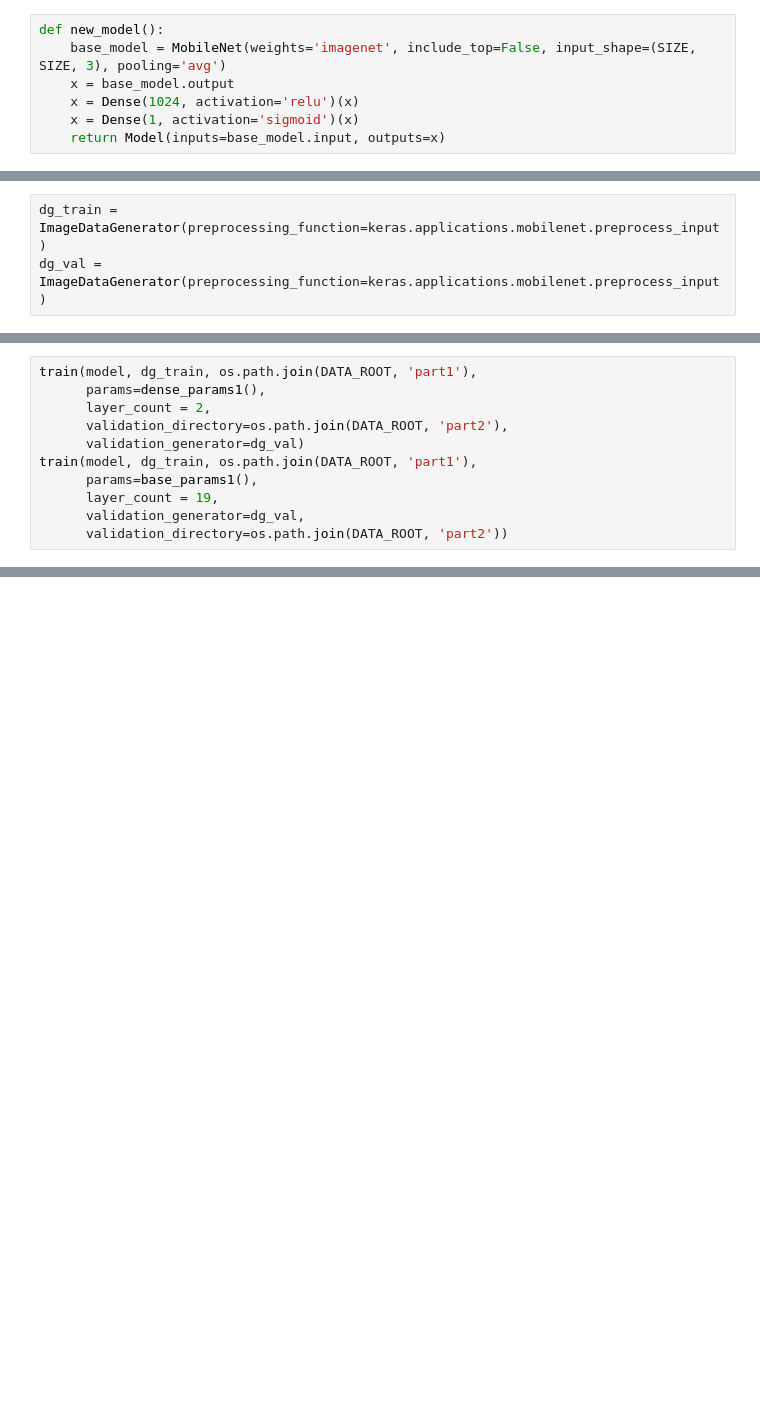
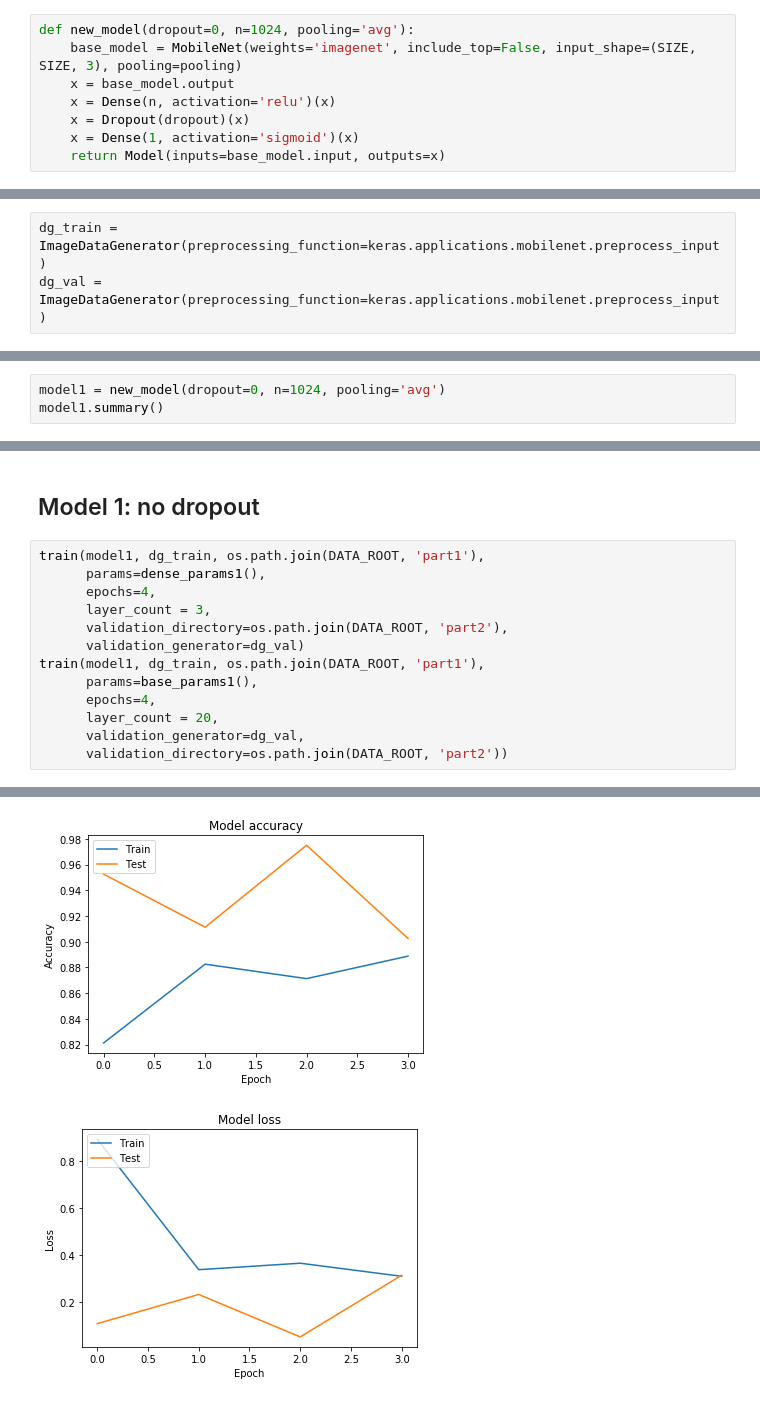
Before and after one commit to quasus/keras1, a Jupyter notebook: cats-and-dogs.ipynb, the cells around one changed output, grey strips where cells are left out. Cells and saved outputs as stored; diff of their text form; blank space fills up the shorter version.

```diff
--- a/cats-and-dogs.ipynb
+++ b/cats-and-dogs.ipynb
@@ -22,8 +24,9 @@ The model: two dense layers on top of a mobile Net
 # %%
-def new_model():
-    base_model = MobileNet(weights='imagenet', include_top=False, input_shape=(SIZE, SIZE, 3), pooling='avg')
+def new_model(dropout=0, n=1024, pooling='avg'):
+    base_model = MobileNet(weights='imagenet', include_top=False, input_shape=(SIZE, SIZE, 3), pooling=pooling)
     x = base_model.output
-    x = Dense(1024, activation='relu')(x)
+    x = Dense(n, activation='relu')(x)
+    x = Dropout(dropout)(x)
     x = Dense(1, activation='sigmoid')(x)
     return Model(inputs=base_model.input, outputs=x)
 # %% [markdown]
@@ -113,0 +106,3 @@ _________________________________________________________________
+# %%
+model1 = new_model(dropout=0, n=1024, pooling='avg')
+model1.summary()
@@ -114,12 +127,16 @@ _________________________________________________________________
+# %% [markdown]
+## Model 1: no dropout
 # %%
-train(model, dg_train, os.path.join(DATA_ROOT, 'part1'),
+train(model1, dg_train, os.path.join(DATA_ROOT, 'part1'),
       params=dense_params1(),
-      layer_count = 2,
+      epochs=4,
+      layer_count = 3,
       validation_directory=os.path.join(DATA_ROOT, 'part2'),
       validation_generator=dg_val)
-train(model, dg_train, os.path.join(DATA_ROOT, 'part1'),
+train(model1, dg_train, os.path.join(DATA_ROOT, 'part1'),
       params=base_params1(),
-      layer_count = 19,
+      epochs=4,
+      layer_count = 20,
       validation_generator=dg_val,
       validation_directory=os.path.join(DATA_ROOT, 'part2'))
 # %% [output]
@@ -142,0 +158,2 @@ Epoch 4/4
+[figure, added]
+[figure, added]
```
Also changed, not shown: parts of 32 cells of this notebook.
